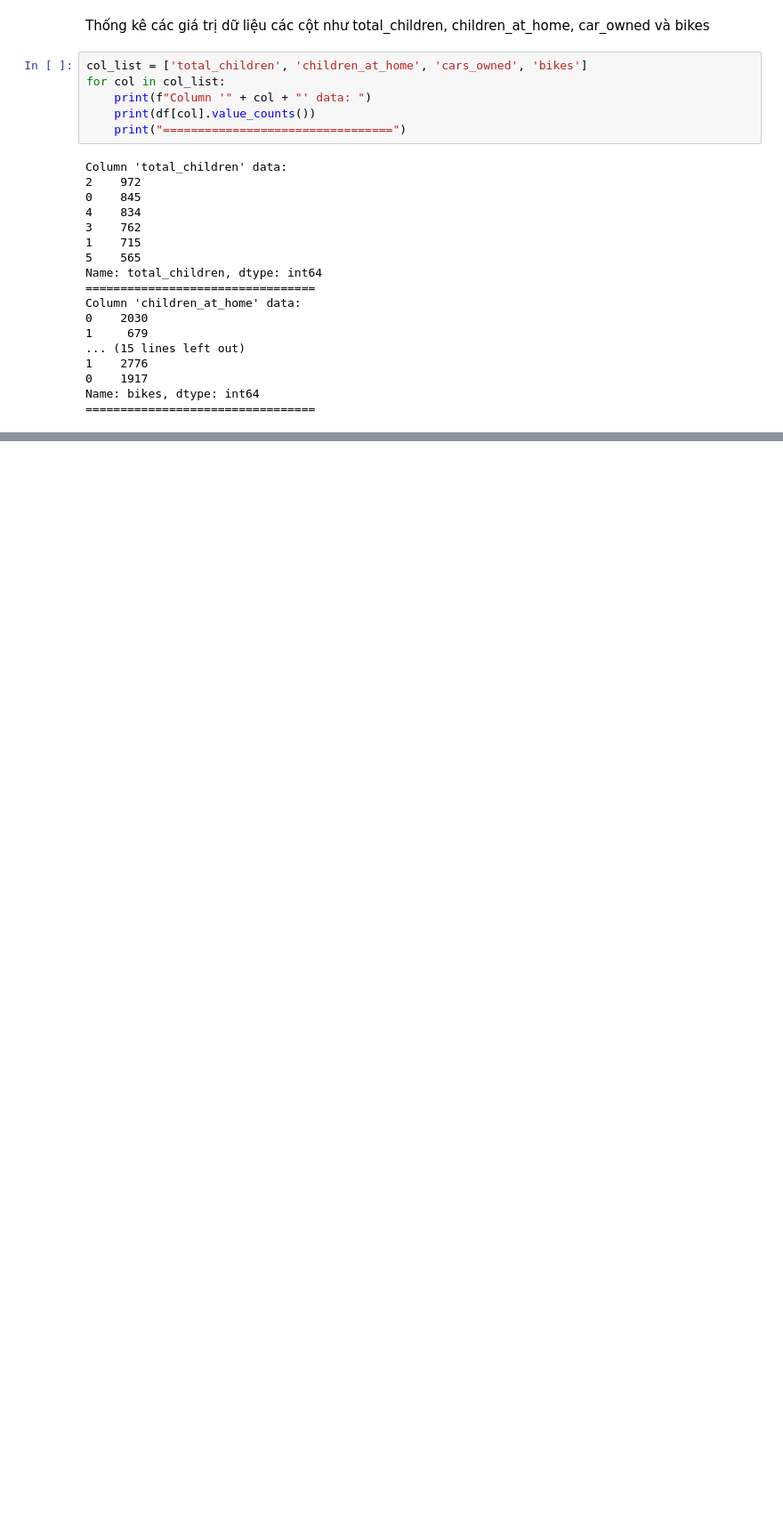
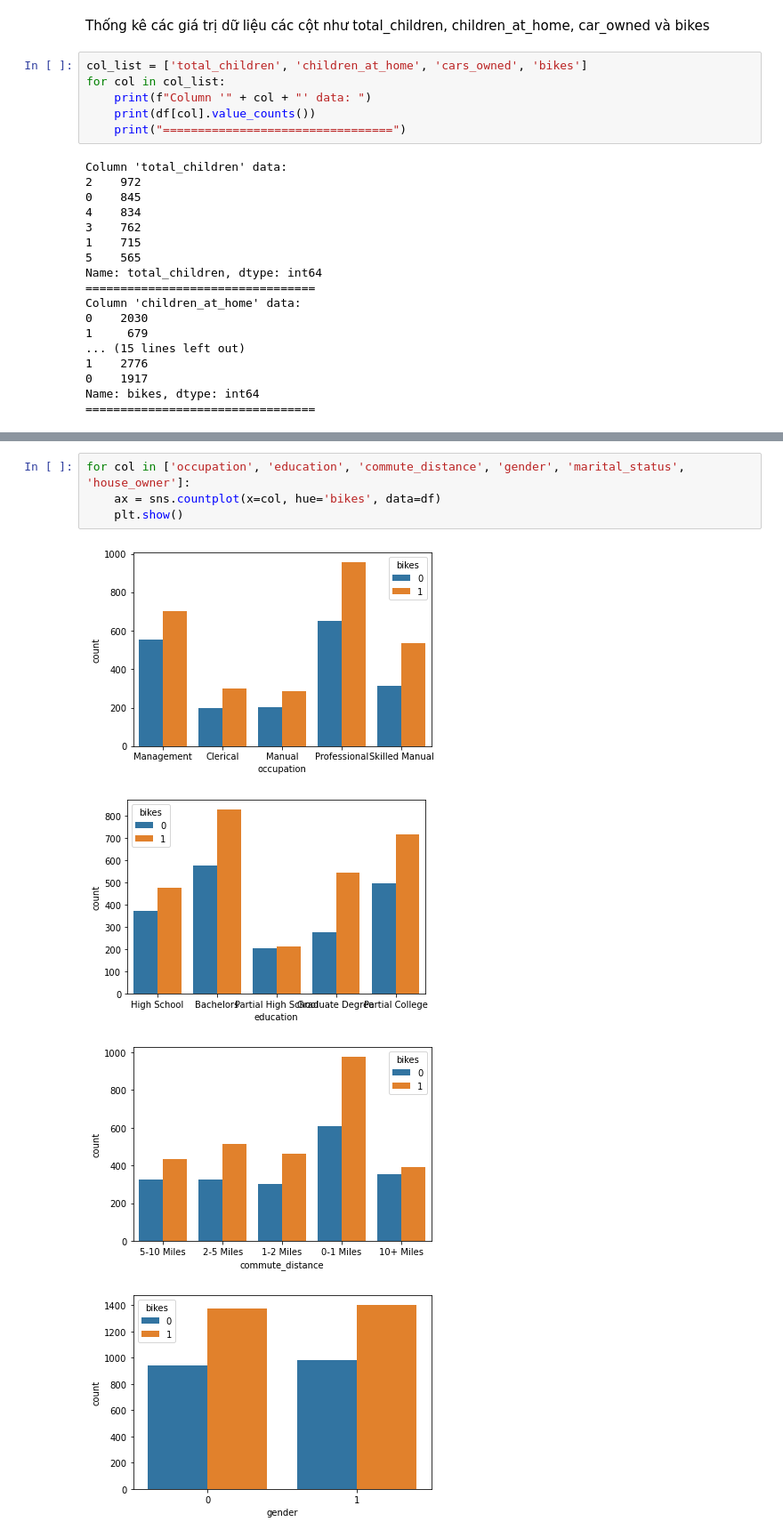
Before and after one commit to mq149/PTDLUD-01_DATH-2, a Jupyter notebook: PTDLUD-01_DATH#2_YC3.ipynb, the cells around one changed output, grey strips where cells are left out. Shown at 89% size. Drawn from its saved outputs; the diff is of its cells as text; blank space fills up the shorter version.

```diff
--- a/PTDLUD-01_DATH#2_YC3.ipynb
+++ b/PTDLUD-01_DATH#2_YC3.ipynb
@@ -158,0 +175,9 @@ Name: bikes, dtype: int64
+# %%
+for col in ['occupation', 'education', 'commute_distance', 'gender', 'marital_status', 'house_owner']:
+    ax = sns.countplot(x=col, hue='bikes', data=df)
+    plt.show()
+# %% [output]
+[figure, added]
+[figure, added]
+[figure, added]
+[figure, added]
```
Also changed, not shown: parts of 18 cells of this notebook.
